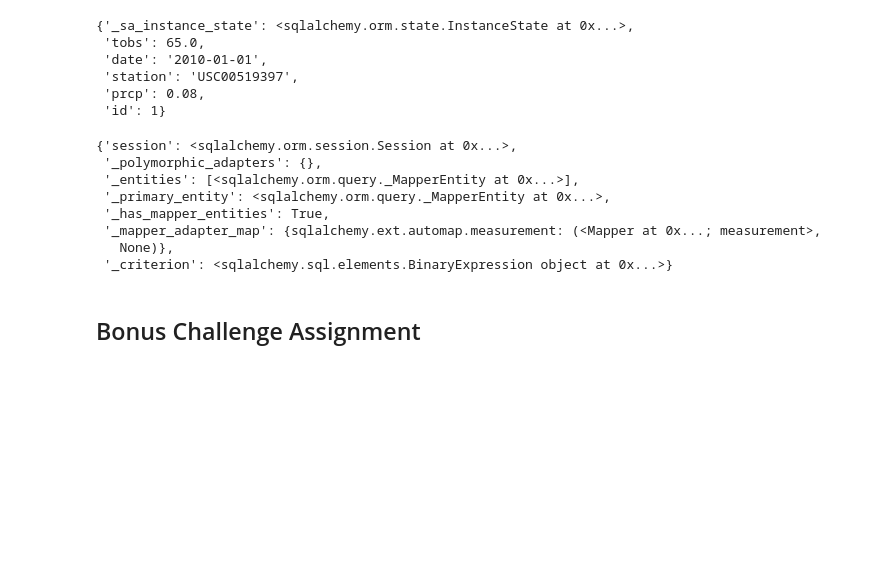
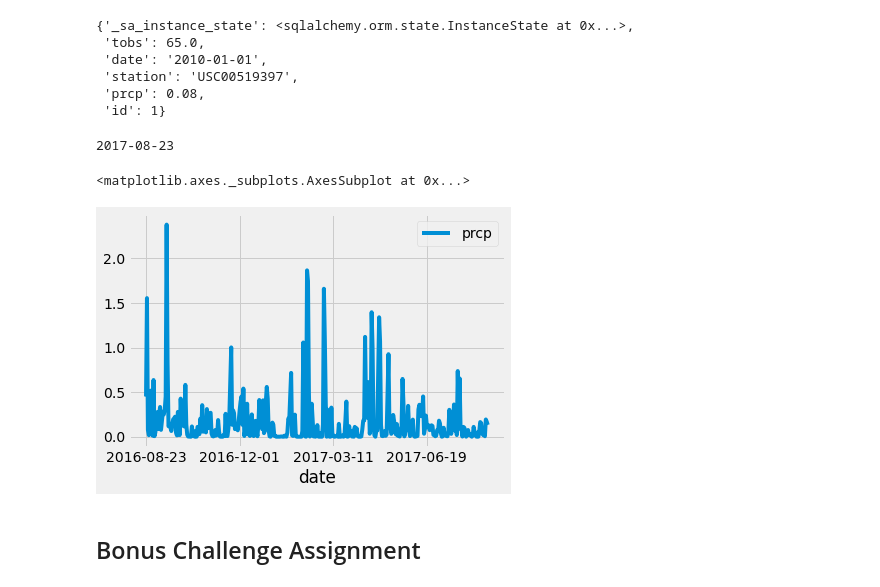
Before and after one commit to RinerAlexander/sqlalchemy-challenge, a Jupyter notebook: climate_starter.ipynb, the cells around one changed output. Drawn from its saved outputs; the diff is of its cells as text; code cells hidden in the pictures; blank space fills up the shorter version.

Commit message:
graph done, ish maybe?

```diff
--- a/climate_starter.ipynb
+++ b/climate_starter.ipynb
@@ -48,30 +48,27 @@ session.query(meas).first().__dict__
  'prcp': 0.08,
  'id': 1}
 # %%
-last=session.query(meas).filter(meas.date=="2017-08-2")
-for row in last:
-    print(row.__dict__)
+date=session.query(meas).order_by(meas.date.desc()).limit(1)
+for row in date:
+    print(row.date)
+# %% [output]
+2017-08-23
 # %%
 # Design a query to retrieve the last 12 months of precipitation data and plot the results
 
 # Calculate the date 1 year ago from the last data point in the database
-
+lastYear=session.query(meas.date,meas.prcp).filter(meas.date>="2016-08-23")
 # Perform a query to retrieve the data and precipitation scores
 
 # Save the query results as a Pandas DataFrame and set the index to the date column
-
+lastYearDF=pd.DataFrame(lastYear)
 # Sort the dataframe by date
-
+lastYearDF=lastYearDF.sort_values("date")
 # Use Pandas Plotting with Matplotlib to plot the data
+lastYearDF.groupby("date").mean().plot()
 # %% [output]
-{'session': <sqlalchemy.orm.session.Session at 0x...>,
- '_polymorphic_adapters': {},
- '_entities': [<sqlalchemy.orm.query._MapperEntity at 0x...>],
- '_primary_entity': <sqlalchemy.orm.query._MapperEntity at 0x...>,
- '_has_mapper_entities': True,
- '_mapper_adapter_map': {sqlalchemy.ext.automap.measurement: (<Mapper at 0x...; measurement>,
-   None)},
- '_criterion': <sqlalchemy.sql.elements.BinaryExpression object at 0x...>}
+<matplotlib.axes._subplots.AxesSubplot at 0x...>
+[figure, added]
 # %%
 # Use Pandas to calcualte the summary statistics for the precipitation data
 # %%
```
